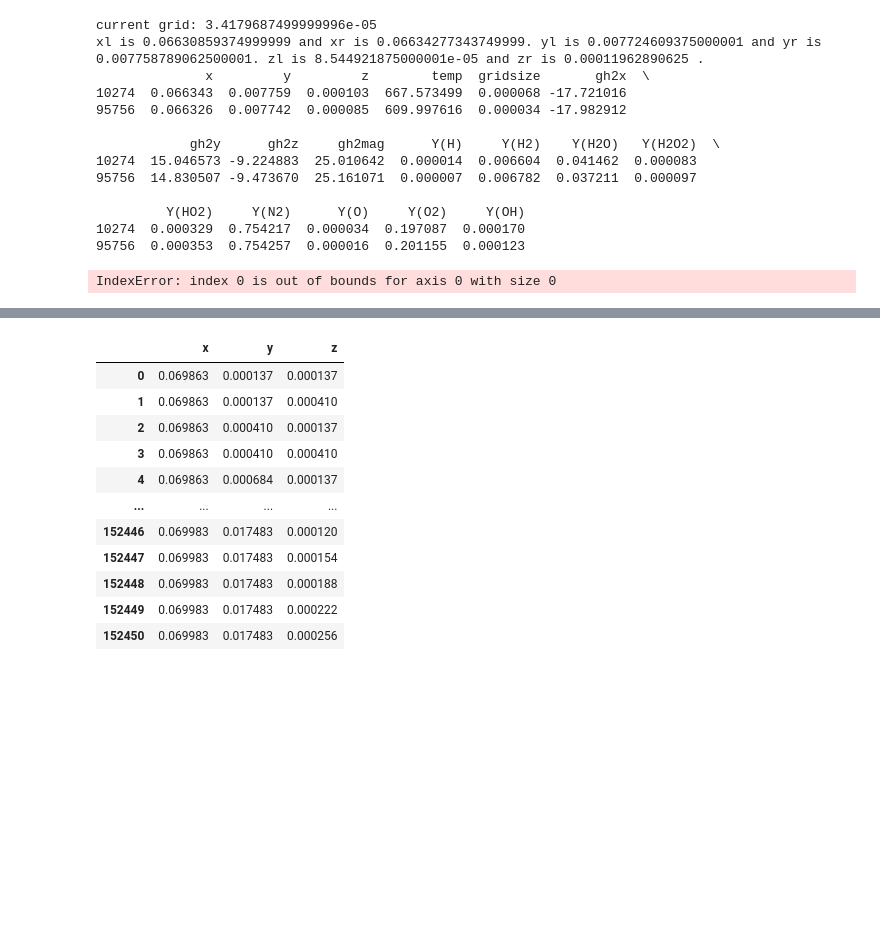
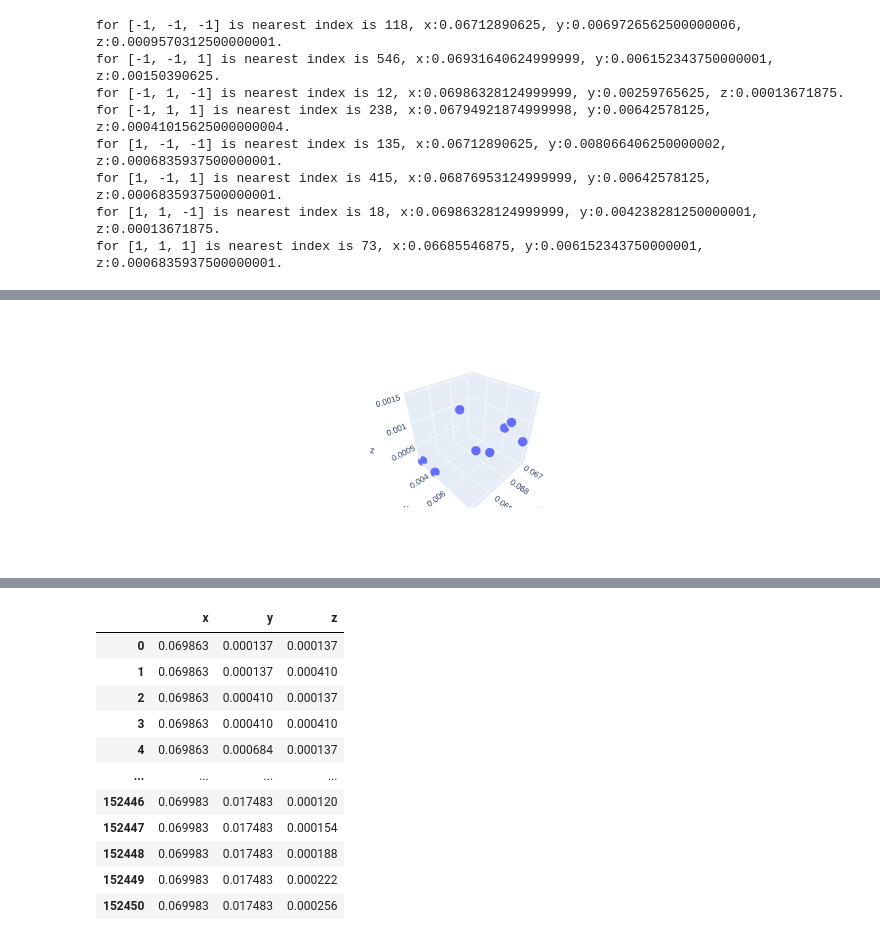
Before and after one commit to potatoslc/analysis_code, a Jupyter notebook: yt_get_cline_V2.ipynb, the cells around one changed output, grey strips where cells are left out. Drawn from its saved outputs; the diff is of its cells as text; code cells hidden in the pictures; blank space fills up the shorter version.

```diff
--- a/yt_get_cline_V2.ipynb
+++ b/yt_get_cline_V2.ipynb
@@ -148,7 +128,8 @@ import yt
 import numpy as np
 import pandas as pd
 
-d1 = "/Users/potato/Downloads/plt59250"
+#d1 = "/Users/potato/Downloads/plt59250"
+d1 = '/home/u0890475/Downloads/plt59250'
 ds = yt.load(d1)
 
 ds.force_periodicity()
@@ -391,23 +444,55 @@ def get_data(df,pathline_dict):
 # %%
 #df_x[15]
-find_pathline(df_out, 0.066292,0.007708,0.000085,0.0035,500)
+#find_pathline(df_out, 0.066292,0.007708,0.000085,0.0035,500)
+test1_ls,test1_dict = find_pts(df_out,  0.066292,0.007708,0.000085, 34.3e-6)
+#test1_dict
 # %% [output]
-current grid: 3.4179687499999996e-05
-xl is 0.06630859374999999 and xr is 0.06634277343749999. yl is 0.007724609375000001 and yr is 0.007758789062500001. zl is 8.544921875000001e-05 and zr is 0.00011962890625 .
-              x         y         z        temp  gridsize       gh2x  \
-10274  0.066343  0.007759  0.000103  667.573499  0.000068 -17.721016
-95756  0.066326  0.007742  0.000085  609.997616  0.000034 -17.982912
-
-            gh2y      gh2z     gh2mag      Y(H)     Y(H2)    Y(H2O)   Y(H2O2)  \
-10274  15.046573 -9.224883  25.010642  0.000014  0.006604  0.041462  0.000083
-95756  14.830507 -9.473670  25.161071  0.000007  0.006782  0.037211  0.000097
-
-         Y(HO2)     Y(N2)      Y(O)     Y(O2)     Y(OH)
-10274  0.000329  0.754217  0.000034  0.197087  0.000170
-95756  0.000353  0.754257  0.000016  0.201155  0.000123
+for [-1, -1, -1] is nearest index is 118, x:0.06712890625, y:0.0069726562500000006, z:0.0009570312500000001.
+for [-1, -1, 1] is nearest index is 546, x:0.06931640624999999, y:0.006152343750000001, z:0.00150390625.
+for [-1, 1, -1] is nearest index is 12, x:0.06986328124999999, y:0.00259765625, z:0.00013671875.
+for [-1, 1, 1] is nearest index is 238, x:0.06794921874999998, y:0.00642578125, z:0.00041015625000000004.
+for [1, -1, -1] is nearest index is 135, x:0.06712890625, y:0.008066406250000002, z:0.0006835937500000001.
+for [1, -1, 1] is nearest index is 415, x:0.06876953124999999, y:0.00642578125, z:0.0006835937500000001.
+for [1, 1, -1] is nearest index is 18, x:0.06986328124999999, y:0.004238281250000001, z:0.00013671875.
+for [1, 1, 1] is nearest index is 73, x:0.06685546875, y:0.006152343750000001, z:0.0006835937500000001.
-IndexError: index 0 is out of bounds for axis 0 with size 0
 # %%
-df_out[( df_out['x']>=0.06630859374999999)  &  ( df_out['x']<=0.06634277343749999)
-& ( df_out['y']>= 0.007724609375000001 )  &  ( df_out['y']<= 0.007758789062500001)
-& ( df_out['z']>= 8.544921875000001e-05)  &  ( df_out['z']<=0.00011962890625000001) ]
+import plotly.express as px
+import pandas as pd
+
+# Load sample data (e.g., the Iris dataset)
+# df = px.data.iris()
+
+df_subset = df_out[['x','y','z']].loc[test1_ls]
+test1_invdict = {}
+for k,v in test1_dict.items():
+    test1_invdict[v] = k
+
+
+
+import plotly.graph_objects as go
+
+fig = go.Figure()
+
+for i in range(len(df)):
+    fig.add_trace(go.Scatter3d(
+        x=[df_subset['x'].iloc[i]],
+        y=[df_subset['y'].iloc[i]],
+        z=[df_subset['z'].iloc[i]],
+        mode='markers+text',
+        text=[f"P{test1_invdict[df_subset.index]}"],   # label (change as needed)
+        textposition='top center',
+        marker=dict(size=5)
+    ))
+
+fig.update_layout(
+    scene=dict(
+        xaxis_title='X',
+        yaxis_title='Y',
+        zaxis_title='Z'
+    ),
+    width=800,
+    height=700
+)
+
+fig.show()
 # %% [output]
@@ -418,3 +499,4 @@ df_out[( df_out['x']>=0.06630859374999999)  &  ( df_out['x']<=0.0663427734374999
+[figure, added]
 # %%
 df_out[( df_out['x']>=0.06630859374999999)  &  ( df_out['x']<=0.06634277343749999)
 & ( df_out['y']>= 0.007724609375000001 )  &  ( df_out['y']<= 0.007758789062500001)
```
Also changed, not shown: parts of 6 cells of this notebook.
